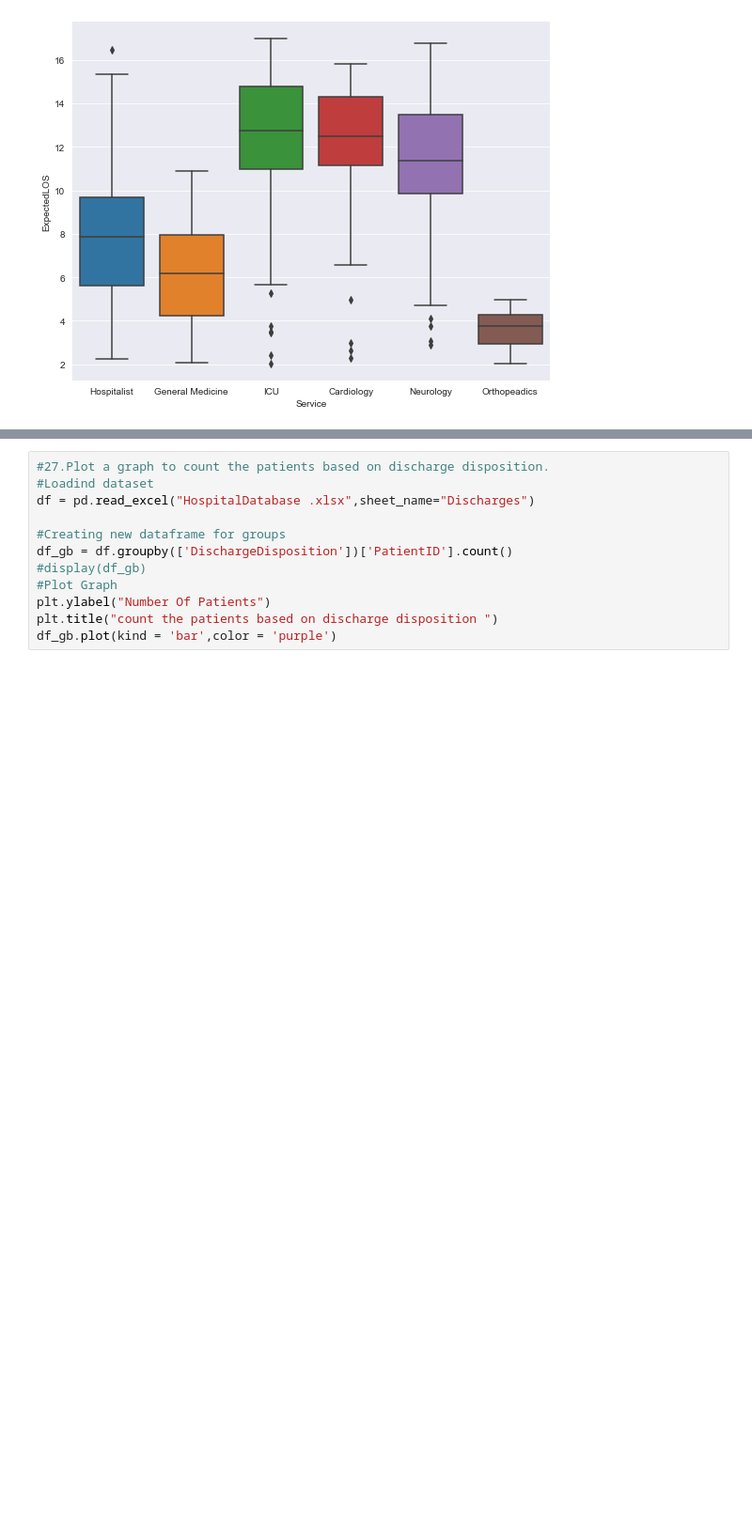
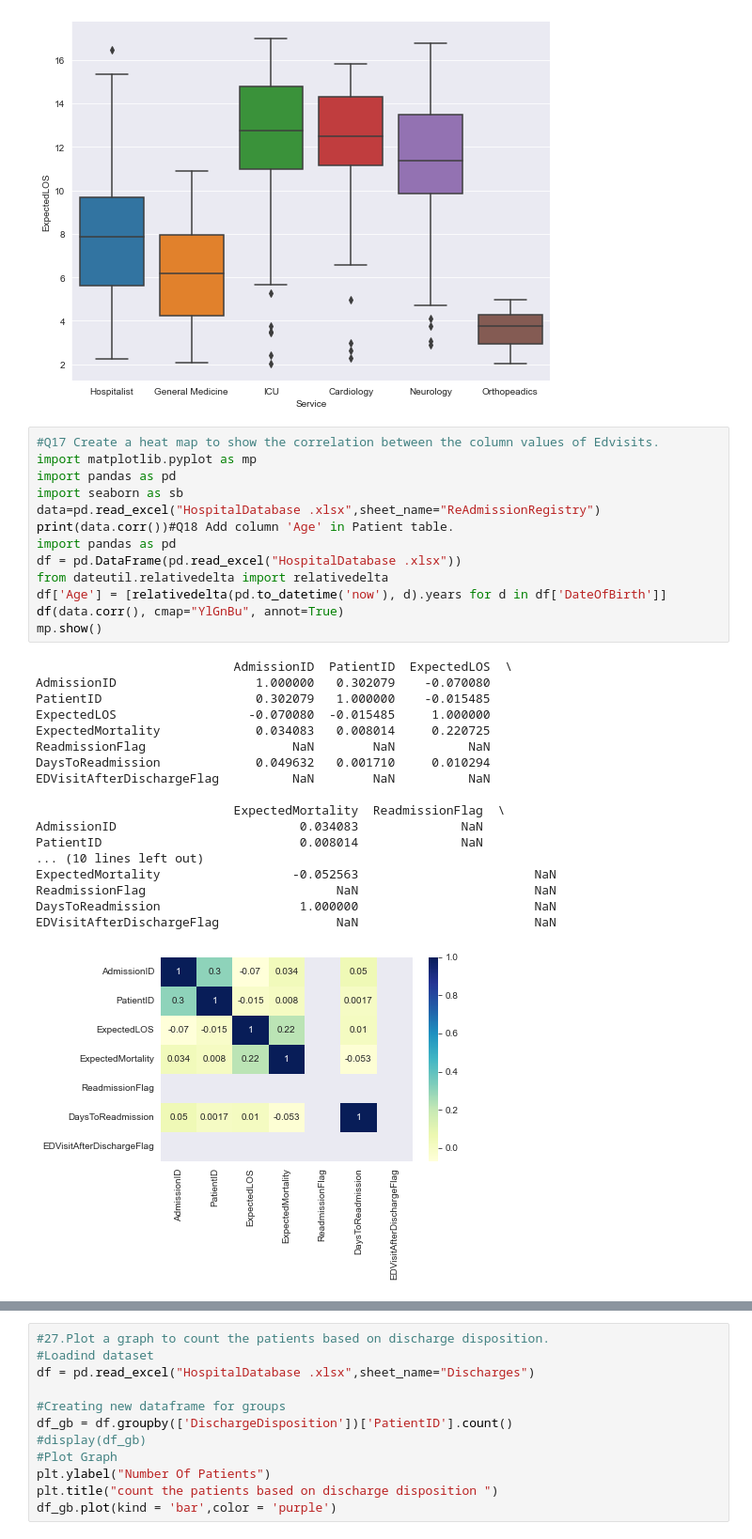
Before and after one commit to KalyaniKurakula/NumpyWarriors1, a Jupyter notebook: Hackthon/Kalyani_Numpy.ipynb, the cells around one changed output, grey strips where cells are left out. Shown at 94% size. Drawn from its saved outputs; the diff is of its cells as text; blank space fills up the shorter version.

```diff
--- a/Hackthon/Kalyani_Numpy.ipynb
+++ b/Hackthon/Kalyani_Numpy.ipynb
@@ -99,3 +155,35 @@ sns.catplot(x='Service', y='ExpectedLOS',
             height=6, aspect=1.3);
 # %% [output]
 [figure]
+# %%
+#Q17 Create a heat map to show the correlation between the column values of Edvisits.
+import matplotlib.pyplot as mp
+import pandas as pd
+import seaborn as sb
+data=pd.read_excel("HospitalDatabase .xlsx",sheet_name="ReAdmissionRegistry")
+print(data.corr())#Q18 Add column 'Age' in Patient table.
+import pandas as pd
+df = pd.DataFrame(pd.read_excel("HospitalDatabase .xlsx"))
+from dateutil.relativedelta import relativedelta
+df['Age'] = [relativedelta(pd.to_datetime('now'), d).years for d in df['DateOfBirth']]
+df(data.corr(), cmap="YlGnBu", annot=True)
+mp.show()
+# %% [output]
+                           AdmissionID  PatientID  ExpectedLOS  \
+AdmissionID                   1.000000   0.302079    -0.070080
+PatientID                     0.302079   1.000000    -0.015485
+ExpectedLOS                  -0.070080  -0.015485     1.000000
+ExpectedMortality             0.034083   0.008014     0.220725
+ReadmissionFlag                    NaN        NaN          NaN
+DaysToReadmission             0.049632   0.001710     0.010294
+EDVisitAfterDischargeFlag          NaN        NaN          NaN
+
+                           ExpectedMortality  ReadmissionFlag  \
+AdmissionID                         0.034083              NaN
+PatientID                           0.008014              NaN
+... (10 lines left out)
+ExpectedMortality                  -0.052563                        NaN
+ReadmissionFlag                          NaN                        NaN
+DaysToReadmission                   1.000000                        NaN
+EDVisitAfterDischargeFlag                NaN                        NaN
+[figure, added]
```
Also changed, not shown: parts of 10 cells of this notebook.
